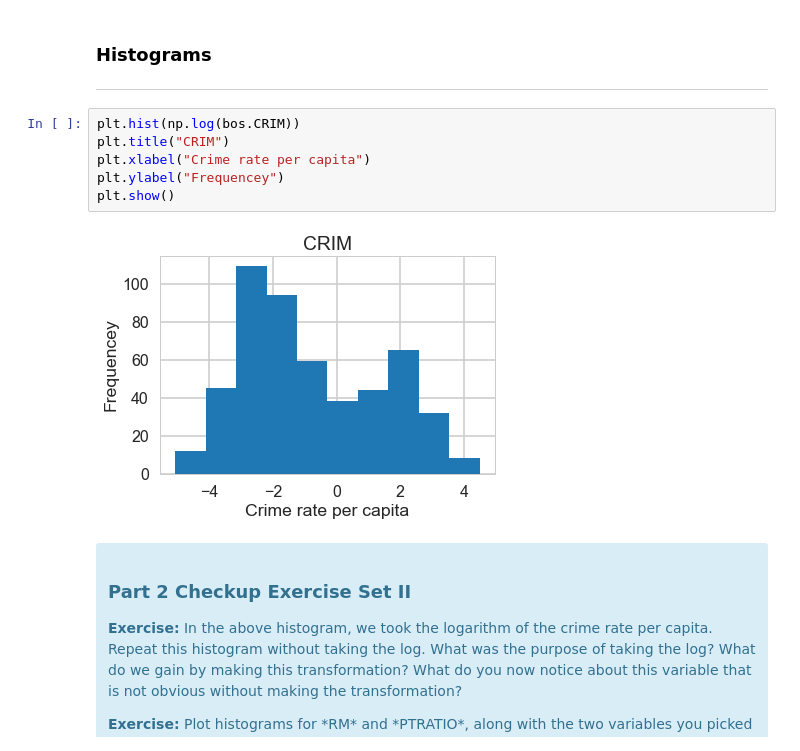
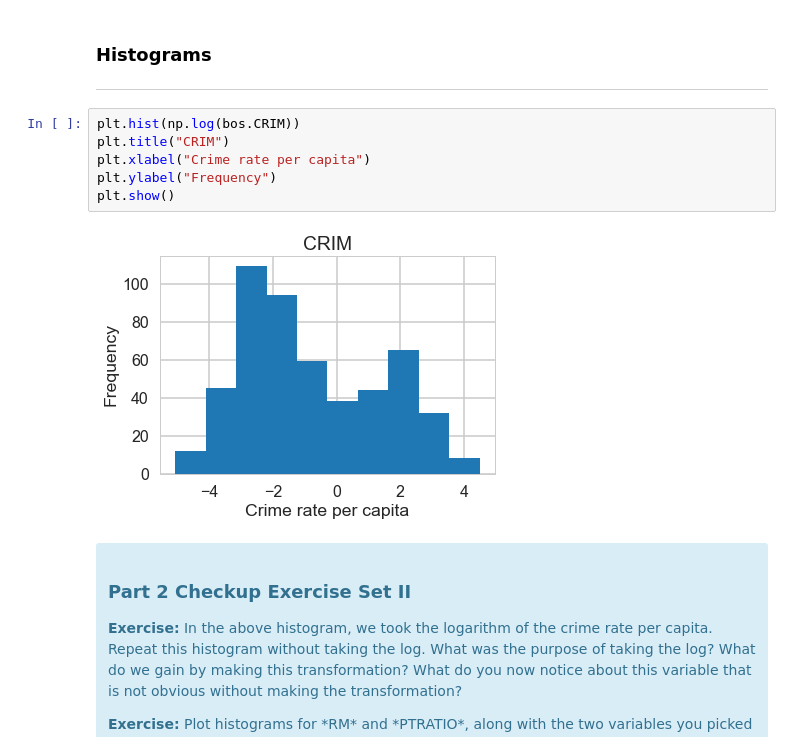
Before and after one commit to csignature/springboard-projects, a Jupyter notebook: linear_regression/Mini_Project_Linear_Regression.ipynb, the cells around one changed output. Saved outputs shown, nothing was run; the diff lists cells and outputs as text.

```diff
--- a/linear_regression/Mini_Project_Linear_Regression.ipynb
+++ b/linear_regression/Mini_Project_Linear_Regression.ipynb
@@ -320,11 +351,11 @@ sns.regplot(y="PRICE", x="RM", data=bos, fit_reg = True)
 # %%
 plt.hist(np.log(bos.CRIM))
 plt.title("CRIM")
 plt.xlabel("Crime rate per capita")
-plt.ylabel("Frequencey")
+plt.ylabel("Frequency")
 plt.show()
 # %% [output]
-[figure, old version]
+[figure, new version]
 # %% [markdown]
 <div class="span5 alert alert-info">
 <h3>Part 2 Checkup Exercise Set II</h3>
```
Also changed, not shown: parts of 37 cells of this notebook.
